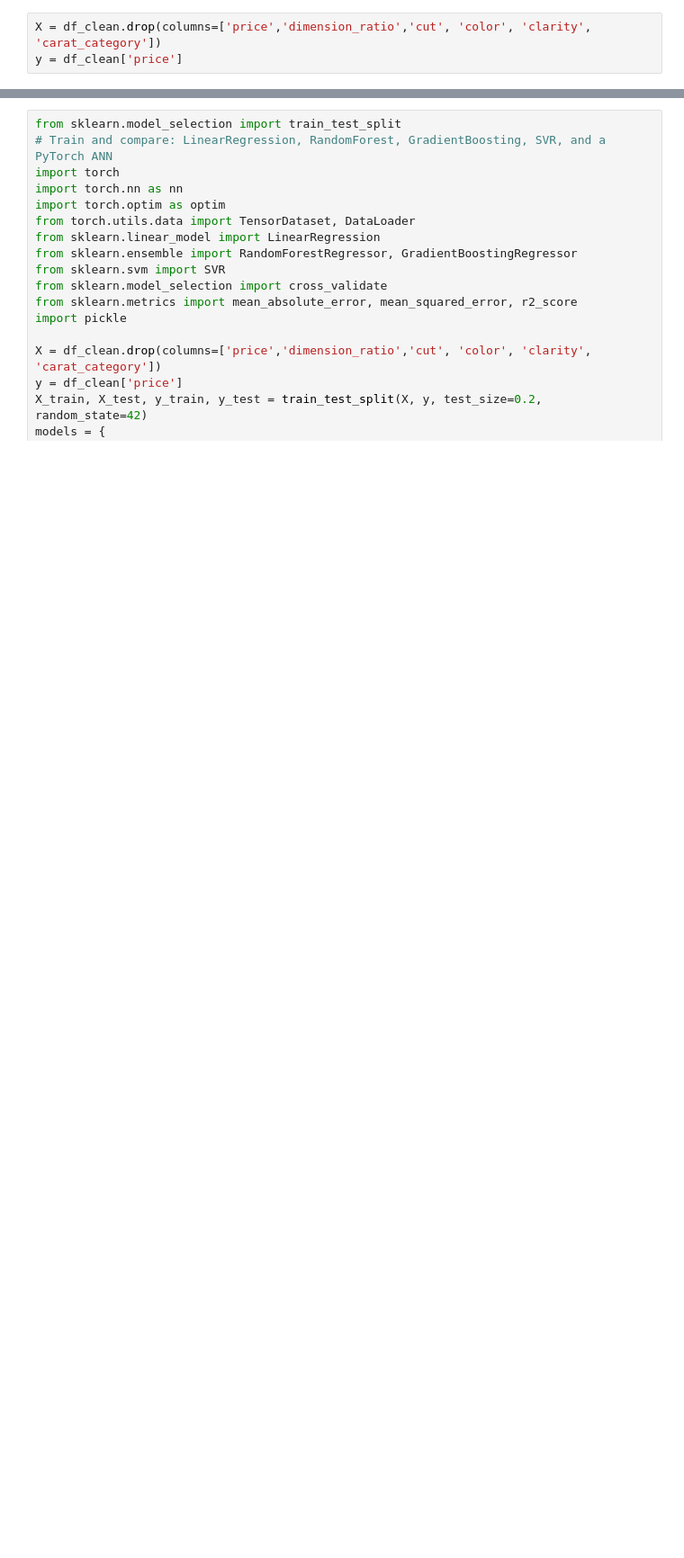
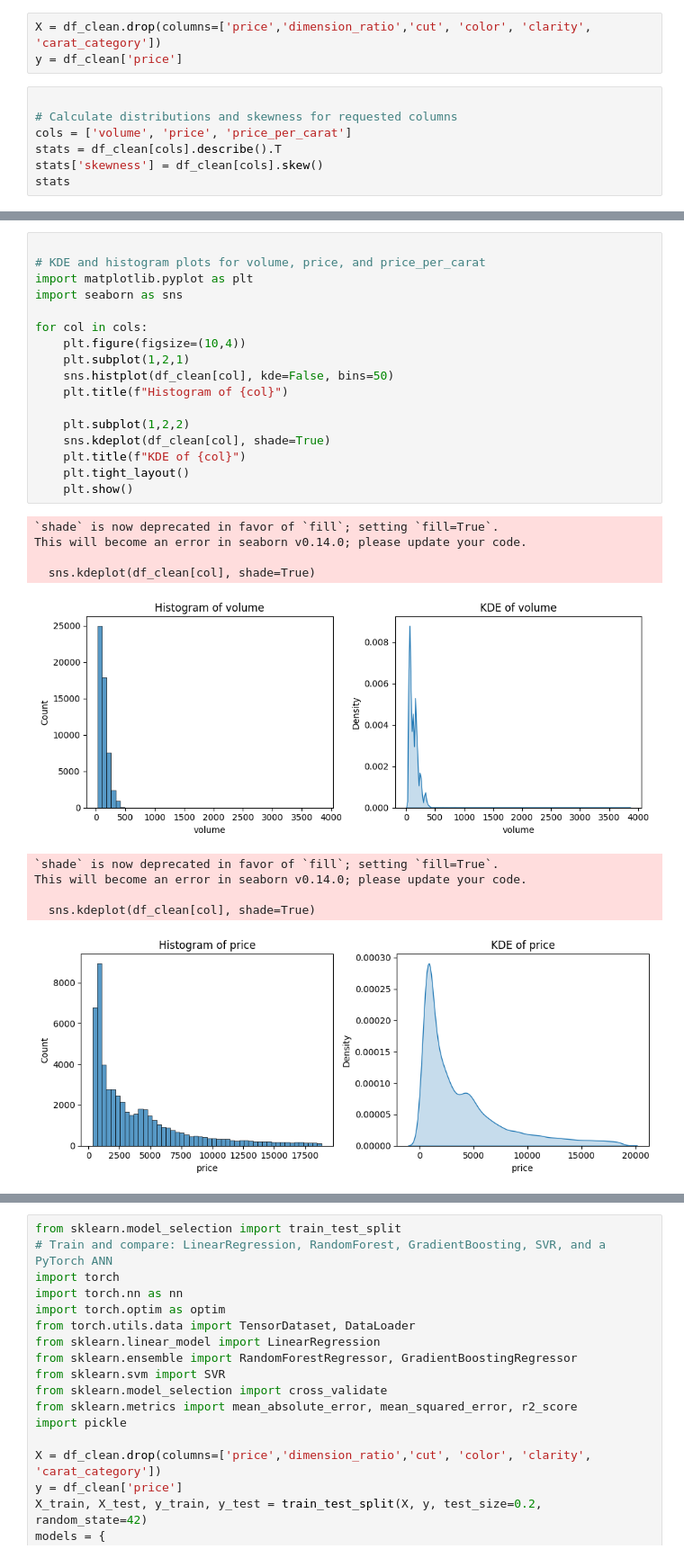
Before and after one commit to santhoshnagendrarajan-ship-it/Diamond-Dynamics2, a Jupyter notebook: prediction.ipynb, the cells around one changed output, grey strips where cells are left out. Shown at 90% size. Cells and saved outputs as stored; diff of their text form; blank space fills up the shorter version.

```diff
--- a/prediction.ipynb
+++ b/prediction.ipynb
@@ -58,3 +58,10 @@ df_clean['carat_encoded']=df_clean['carat_category'].map(carat_mapping)
 # %%
 X = df_clean.drop(columns=['price','dimension_ratio','cut', 'color', 'clarity', 'carat_category'])
 y = df_clean['price']
+# %%
+
+# Calculate distributions and skewness for requested columns
+cols = ['volume', 'price', 'price_per_carat']
+stats = df_clean[cols].describe().T
+stats['skewness'] = df_clean[cols].skew()
+stats
@@ -60,0 +73,28 @@ y = df_clean['price']
+# %%
+
+# KDE and histogram plots for volume, price, and price_per_carat
+import matplotlib.pyplot as plt
+import seaborn as sns
+
+for col in cols:
+    plt.figure(figsize=(10,4))
+    plt.subplot(1,2,1)
+    sns.histplot(df_clean[col], kde=False, bins=50)
+    plt.title(f"Histogram of {col}")
+
+    plt.subplot(1,2,2)
+    sns.kdeplot(df_clean[col], shade=True)
+    plt.title(f"KDE of {col}")
+    plt.tight_layout()
+    plt.show()
+# %% [output]
+`shade` is now deprecated in favor of `fill`; setting `fill=True`.
+This will become an error in seaborn v0.14.0; please update your code.
+
+  sns.kdeplot(df_clean[col], shade=True)
+[figure, added]
+`shade` is now deprecated in favor of `fill`; setting `fill=True`.
+This will become an error in seaborn v0.14.0; please update your code.
+
+  sns.kdeplot(df_clean[col], shade=True)
+[figure, added]
```
Also changed, not shown: parts of 9 cells of this notebook.
